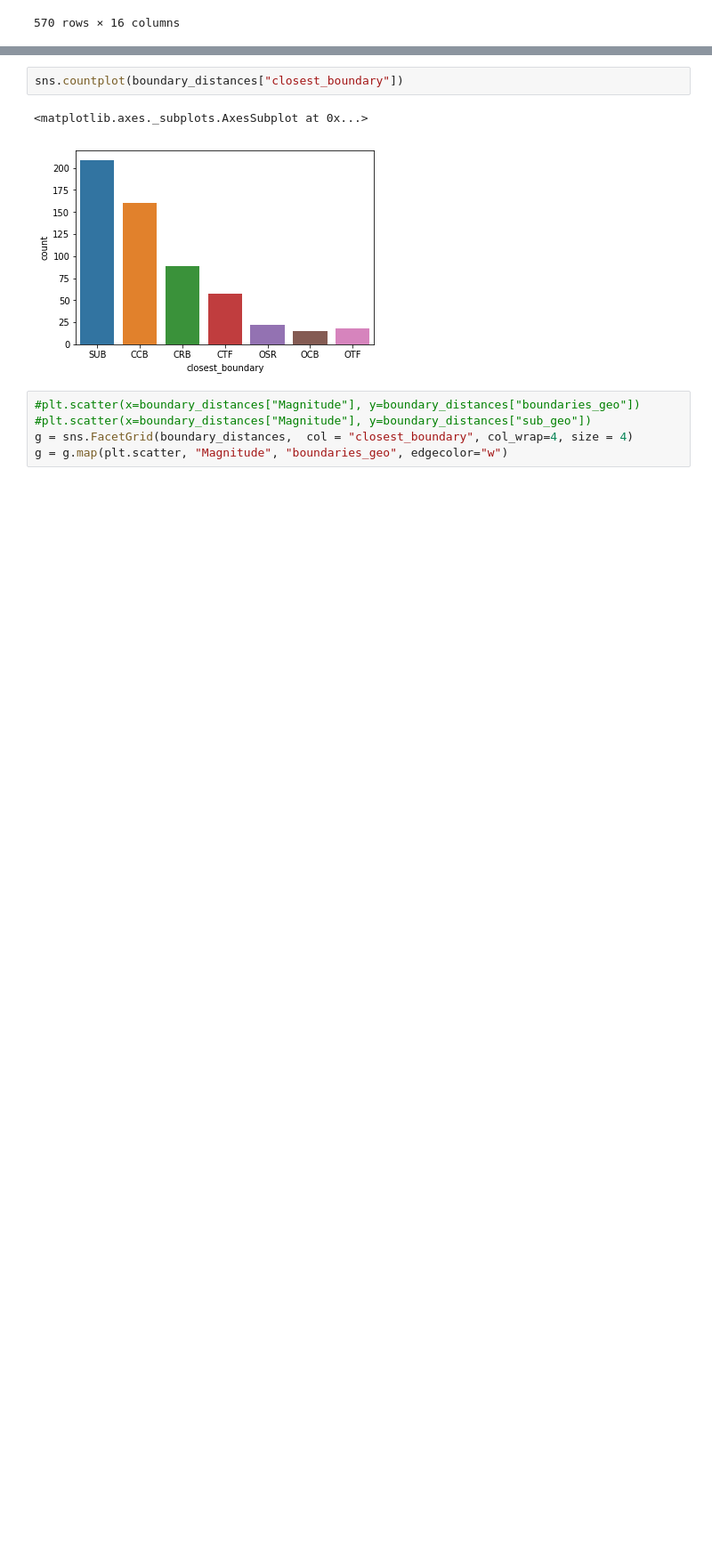
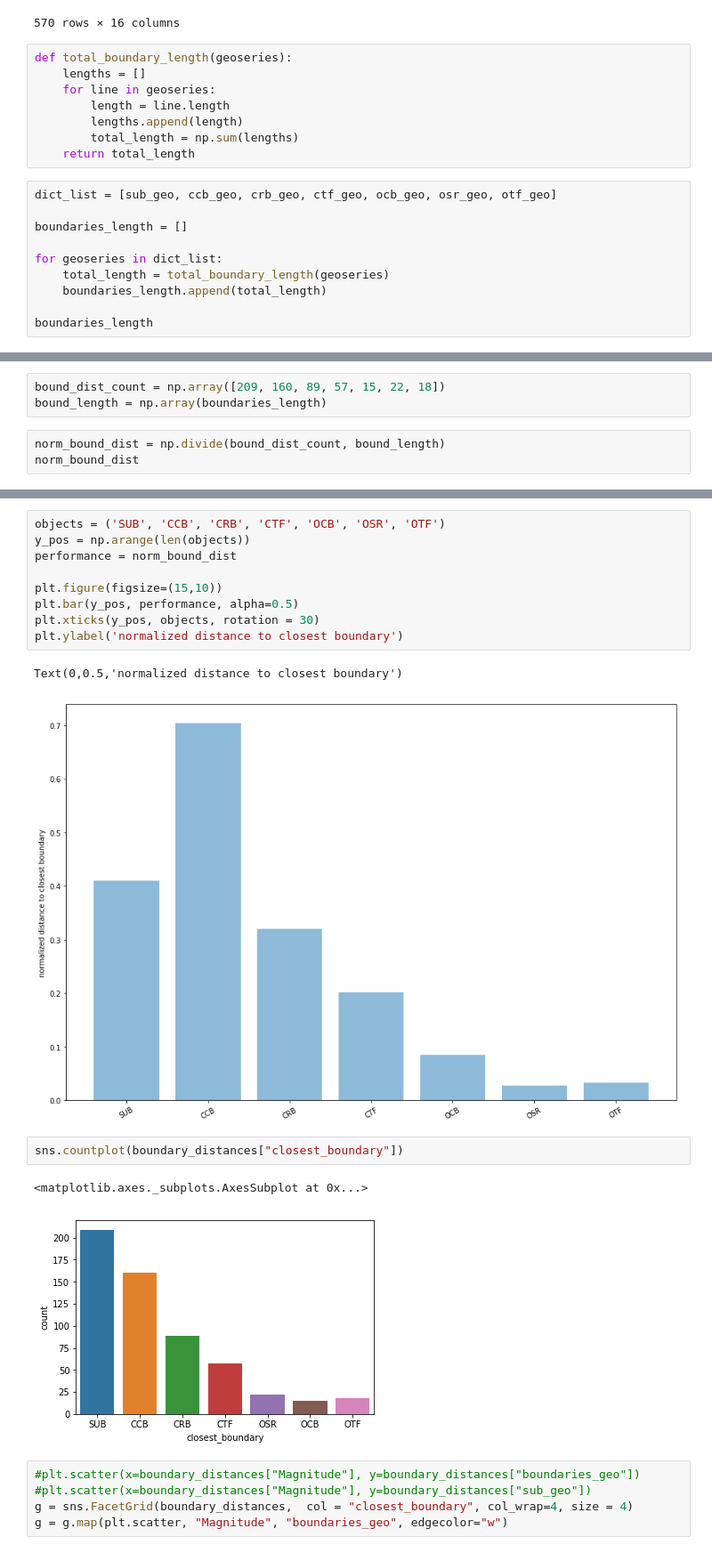
Before and after one commit to smitamisra/StrikingRobo_Earthquakes, a Jupyter notebook: MR_DQ3_2.ipynb, the cells around one changed output, grey strips where cells are left out. Shown at 89% size. Drawn from its saved outputs; the diff is of its cells as text; blank space fills up the shorter version.

```diff
--- a/MR_DQ3_2.ipynb
+++ b/MR_DQ3_2.ipynb
@@ -469,3 +467,21 @@ boundary_distances
 | 568 | NaN | April 13, 2014 | 7.4 | -11.451 | 162.069 | NaN | POINT (162.069 -11.451) | 0.022080 | 0.022080 | 4.701788 | ... |
 | 569 | 7 | April 15, 2016 | 40.0 | 32.793 | 130.749 | NaN | POINT (130.749 32.793) | 0.804530 | 2.869492 | 2.618064 | ... |
 570 rows × 16 columns
+# %%
+def total_boundary_length(geoseries):
+    lengths = []
+    for line in geoseries:
+        length = line.length
+        lengths.append(length)
+        total_length = np.sum(lengths)
+    return total_length
+# %%
+dict_list = [sub_geo, ccb_geo, crb_geo, ctf_geo, ocb_geo, osr_geo, otf_geo]
+
+boundaries_length = []
+
+for geoseries in dict_list:
+    total_length = total_boundary_length(geoseries)
+    boundaries_length.append(total_length)
+
+boundaries_length
@@ -471,0 +507,6 @@ boundary_distances
+# %%
+bound_dist_count = np.array([209, 160, 89, 57, 15, 22, 18])
+bound_length = np.array(boundaries_length)
+# %%
+norm_bound_dist = np.divide(bound_dist_count, bound_length)
+norm_bound_dist
@@ -472,3 +516,15 @@ boundary_distances
+# %%
+objects = ('SUB', 'CCB', 'CRB', 'CTF', 'OCB', 'OSR', 'OTF')
+y_pos = np.arange(len(objects))
+performance = norm_bound_dist
+
+plt.figure(figsize=(15,10))
+plt.bar(y_pos, performance, alpha=0.5)
+plt.xticks(y_pos, objects, rotation = 30)
+plt.ylabel('normalized distance to closest boundary')
+# %% [output]
+Text(0,0.5,'normalized distance to closest boundary')
+[figure, added]
 # %%
 sns.countplot(boundary_distances["closest_boundary"])
 # %% [output]
```
Also changed, not shown: parts of 34 cells of this notebook.
